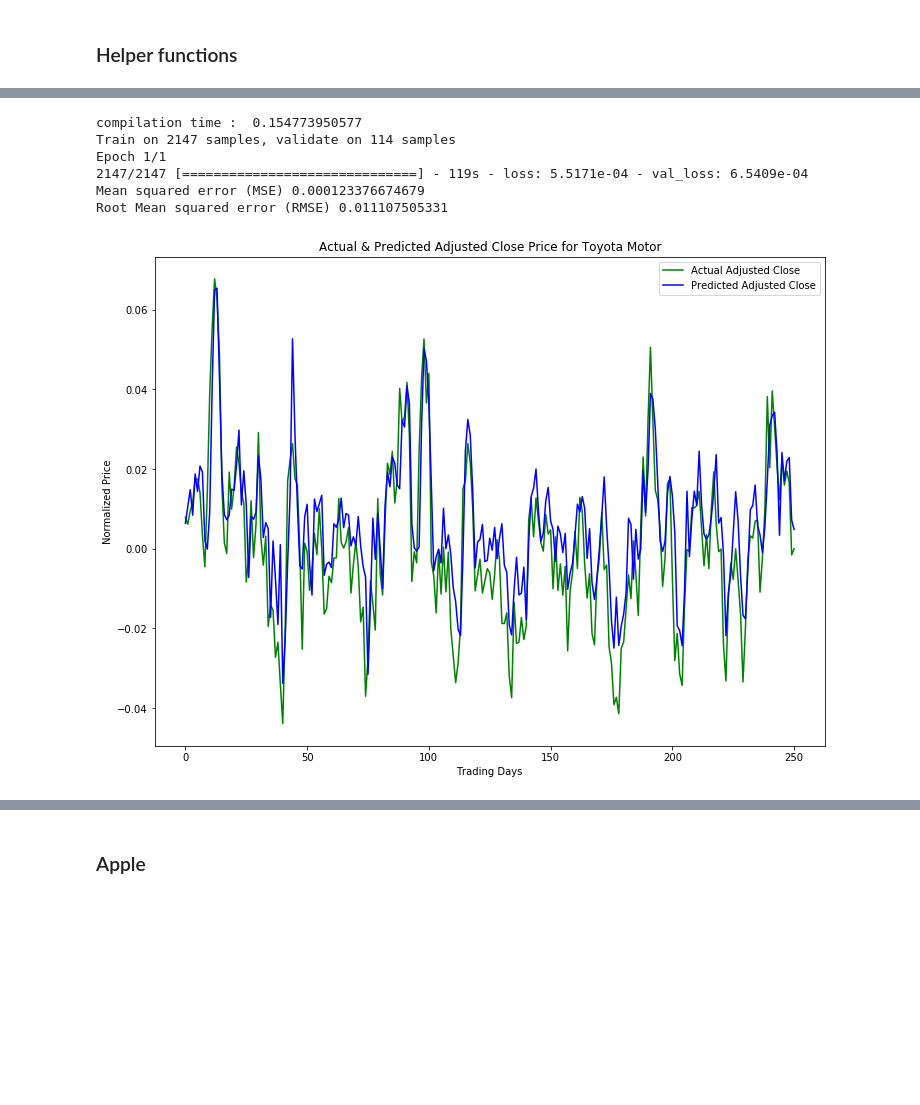
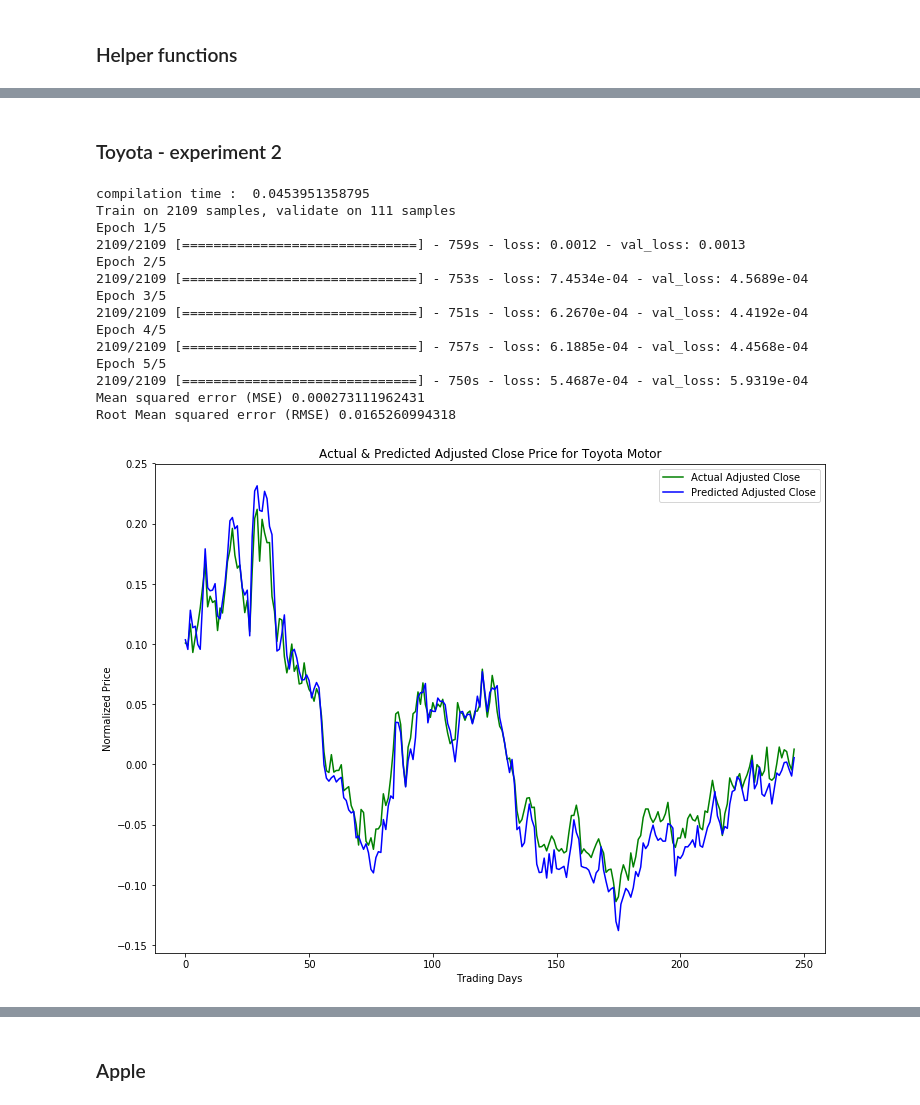
Before and after one commit to yhagio/stock_price_predictor, a Jupyter notebook: stock_price_predictor_lstm_2.ipynb, the cells around one changed output, grey strips where cells are left out. Drawn from its saved outputs; the diff is of its cells as text; code cells hidden in the pictures; blank space fills up the shorter version.

```diff
--- a/stock_price_predictor_lstm_2.ipynb
+++ b/stock_price_predictor_lstm_2.ipynb
@@ -84,11 +184,15 @@ def normalise_windows(window_data):
+# %% [markdown]
+### Toyota - experiment 2
 # %%
 # Change params and variables
-
-batch_size = 1
-nb_epoch = 1
-seq_len = 5
+batch_size = 1 #128, 258, 512
+nb_epoch = 5 # 1, 3
+seq_len = 50 # 30
+input_dim=1
+output_dim=50
 loss='mean_squared_error'
 optimizer = 'rmsprop'
+activation = 'linear'
 
 # Get Adjusted Close price and split the data
 adj_closes = load_adj_close(csv_file)
@@ -98,8 +202,8 @@ X_train_, y_train_, X_test_, y_test_ = load_data_split_train_test(adj_closes, se
 model = Sequential()
 
 model.add(LSTM(
-    input_dim=1,
-    output_dim=50,
+    input_dim=input_dim,
+    output_dim=output_dim,
     return_sequences=True))
 model.add(Dropout(0.2))
 
@@ -109,7 +213,7 @@ model.add(LSTM(
 model.add(Dropout(0.2))
 
 model.add(Dense(output_dim=1))
-model.add(Activation('linear'))
+model.add(Activation(activation))
 
 start = time.time()
 model.compile(loss=loss, optimizer=optimizer)
@@ -120,40 +224,49 @@ model.fit(
     X_train_,
     y_train_,
     batch_size=batch_size,
     nb_epoch=nb_epoch,
     validation_split=0.05)
 
-
 testPredict = model.predict(X_test_, batch_size=batch_size)
 score = model.evaluate(X_test_, y_test_, batch_size=batch_size, verbose=0)
 
-print 'Mean squared error (MSE)', score
-print 'Root Mean squared error (RMSE)', math.sqrt(score)
+TM_MSE = score
+TM_RMSE = math.sqrt(score)
+print 'Mean squared error (MSE)', TM_MSE
+print 'Root Mean squared error (RMSE)', TM_RMSE
 
 # Set up plot
 plt.rcParams['figure.figsize'] = (12, 9)
 
 fig = plt.figure()
 ax = fig.add_subplot(111)
 
 # Add labels
 plt.ylabel('Normalized Price')
 plt.xlabel('Trading Days')
 
 # Plot actual and predicted close values
 plt.plot(y_test_,'g', label='Actual Adjusted Close')
 plt.plot(testPredict, 'b', label='Predicted Adjusted Close')
 
 # Set title
 ax.set_title('Actual & Predicted Adjusted Close Price for Toyota Motor')
 ax.legend(loc='upper right')
 
 plt.show()
 # %% [output]
-compilation time :  0.154773950577
-Train on 2147 samples, validate on 114 samples
-Epoch 1/1
-2147/2147 [==============================] - 119s - loss: 5.5171e-04 - val_loss: 6.5409e-04
-Mean squared error (MSE) 0.000123376674679
-Root Mean squared error (RMSE) 0.011107505331
+compilation time :  0.0453951358795
+Train on 2109 samples, validate on 111 samples
+Epoch 1/5
+2109/2109 [==============================] - 759s - loss: 0.0012 - val_loss: 0.0013
+Epoch 2/5
+2109/2109 [==============================] - 753s - loss: 7.4534e-04 - val_loss: 4.5689e-04
+Epoch 3/5
+2109/2109 [==============================] - 751s - loss: 6.2670e-04 - val_loss: 4.4192e-04
+Epoch 4/5
+2109/2109 [==============================] - 757s - loss: 6.1885e-04 - val_loss: 4.4568e-04
+Epoch 5/5
+2109/2109 [==============================] - 750s - loss: 5.4687e-04 - val_loss: 5.9319e-04
+Mean squared error (MSE) 0.000273111962431
+Root Mean squared error (RMSE) 0.0165260994318
-[figure, old version]
+[figure, new version]
```
Also changed, not shown: parts of 23 cells of this notebook, 2 other files.
